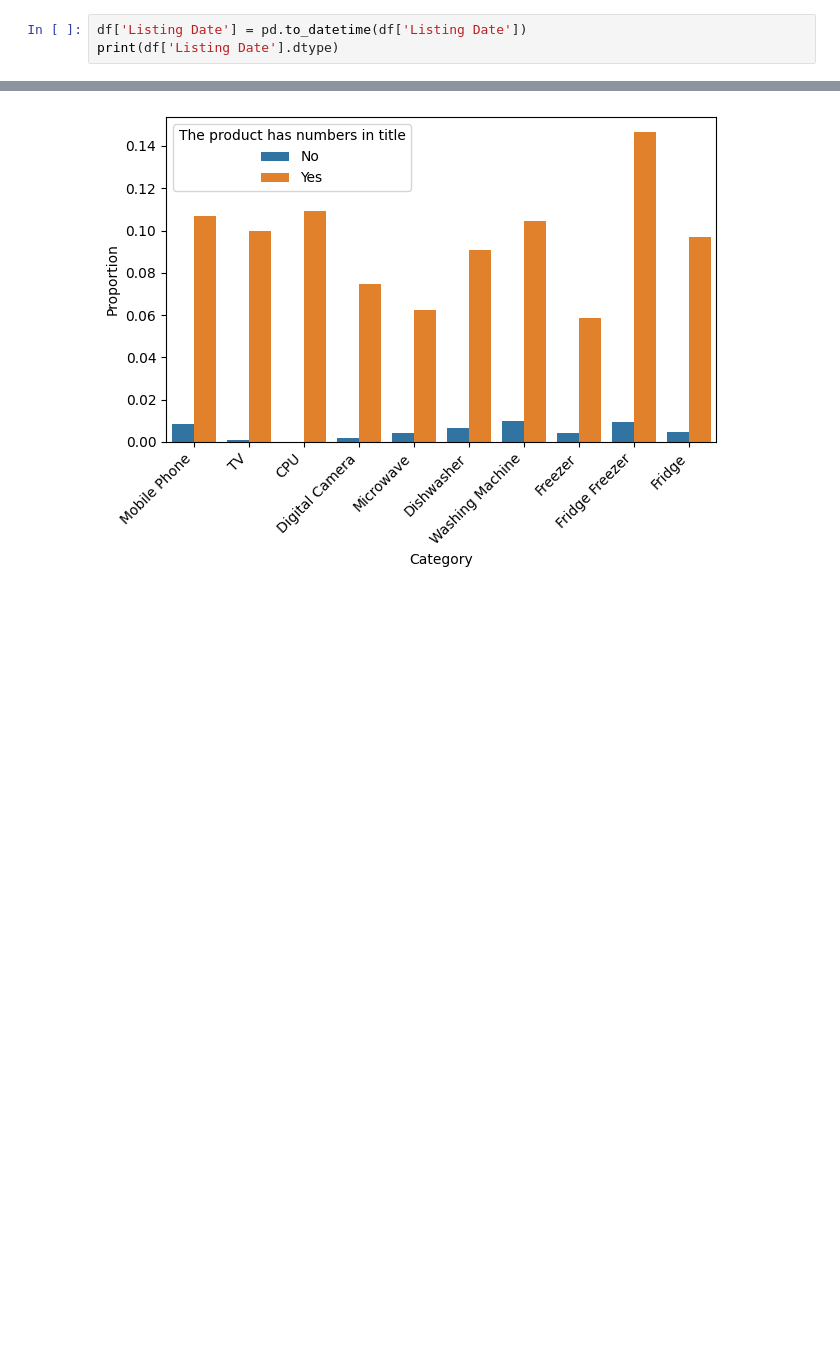
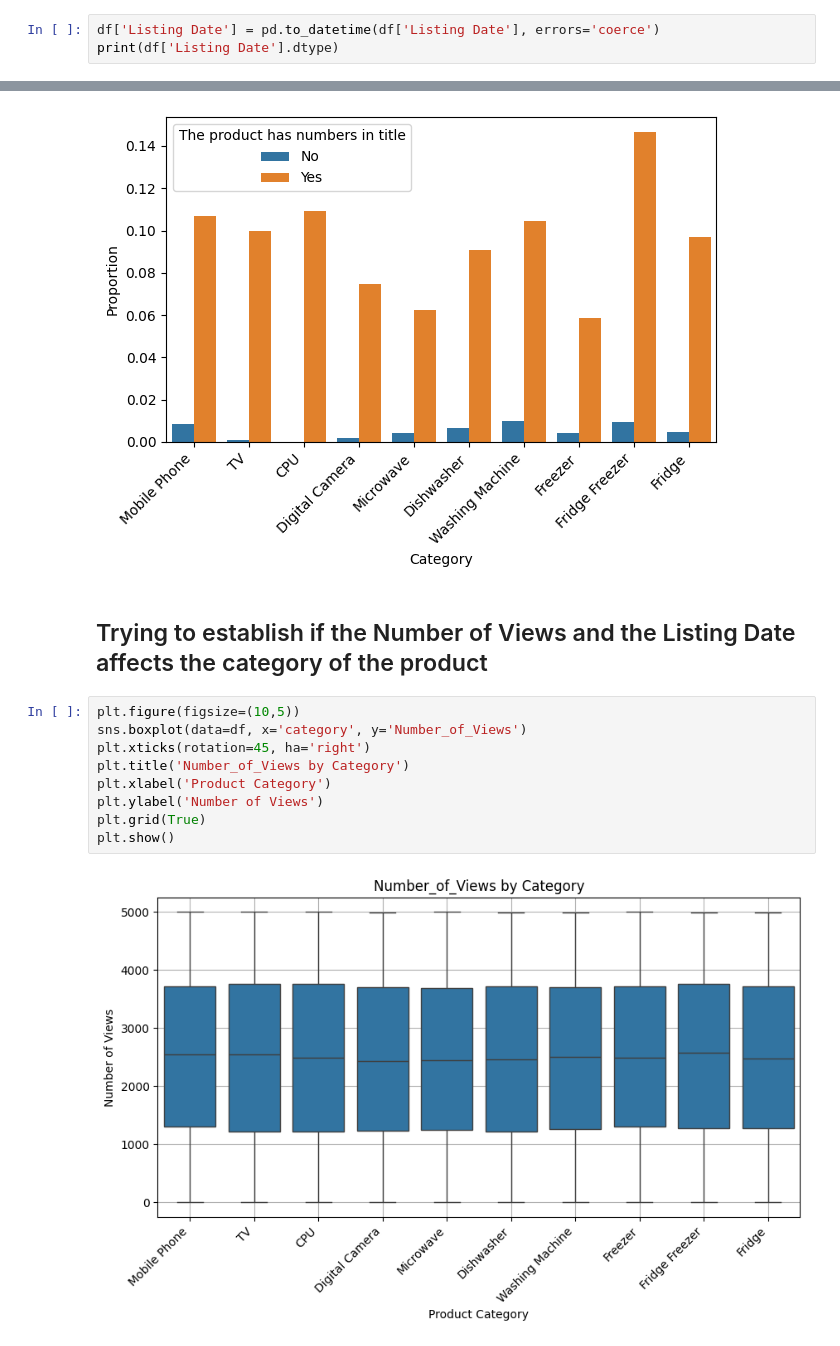
Before and after one commit to ScumpikLau/ml-product-category-laura-corbu, a Jupyter notebook: notebook/product_category_analysis.ipynb, the cells around one changed output, grey strips where cells are left out. Cells and saved outputs as stored; diff of their text form; blank space fills up the shorter version.

Commit message:
Analyzed if other columns in our dataset affect category

```diff
--- a/notebook/product_category_analysis.ipynb
+++ b/notebook/product_category_analysis.ipynb
@@ -197,7 +197,7 @@ Name: count, dtype: int64
 # %% [markdown]
 ## Changing the 'Listing Date' column to DateTime
 # %%
-df['Listing Date'] = pd.to_datetime(df['Listing Date'])
+df['Listing Date'] = pd.to_datetime(df['Listing Date'], errors='coerce')
 print(df['Listing Date'].dtype)
 # %% [output]
 datetime64[ns]
@@ -314,3 +314,16 @@ plt.tight_layout()
 plt.show()
 # %% [output]
 [figure]
+# %% [markdown]
+## Trying to establish if the Number of Views and the Listing Date affects the category of the product
+# %%
+plt.figure(figsize=(10,5))
+sns.boxplot(data=df, x='category', y='Number_of_Views')
+plt.xticks(rotation=45, ha='right')
+plt.title('Number_of_Views by Category')
+plt.xlabel('Product Category')
+plt.ylabel('Number of Views')
+plt.grid(True)
+plt.show()
+# %% [output]
+[figure, added]
```
Also changed, not shown: parts of 2 cells of this notebook.
